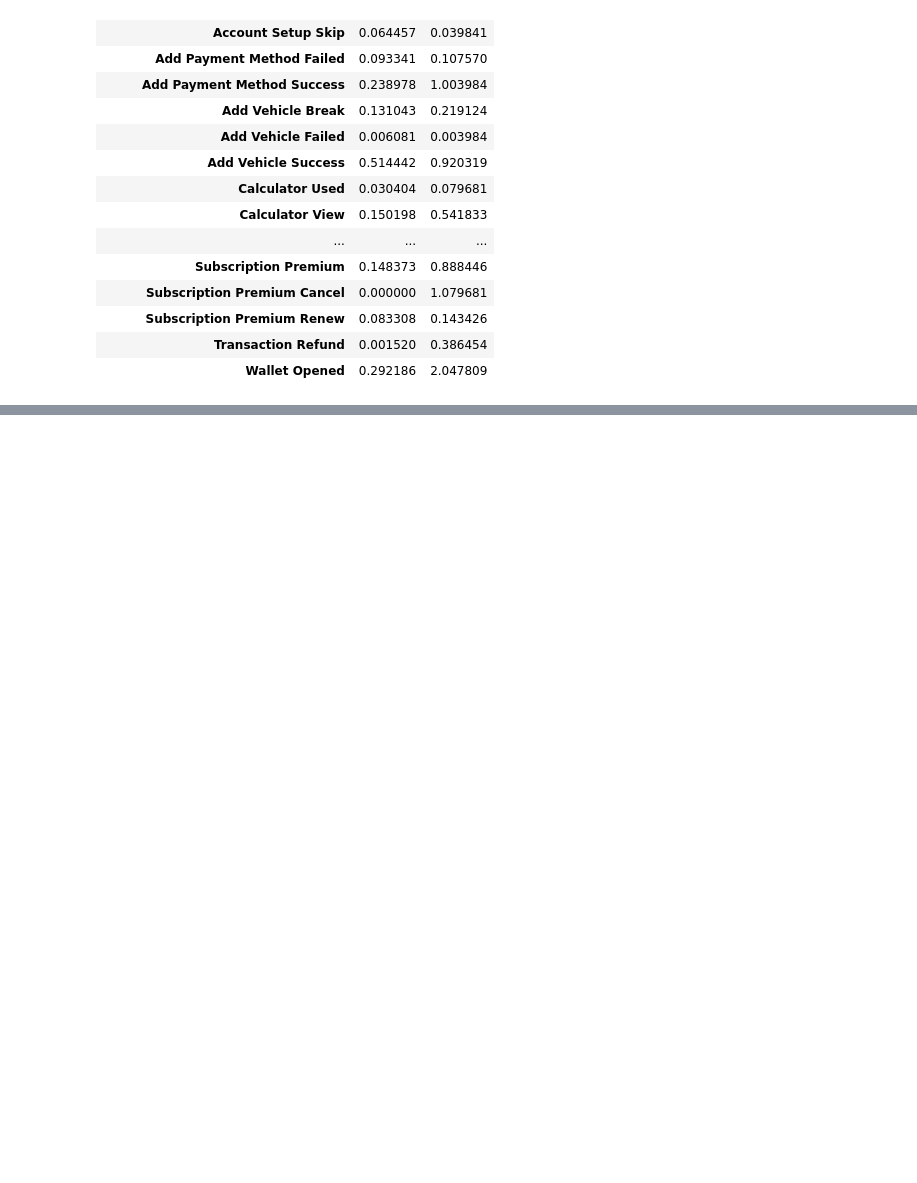
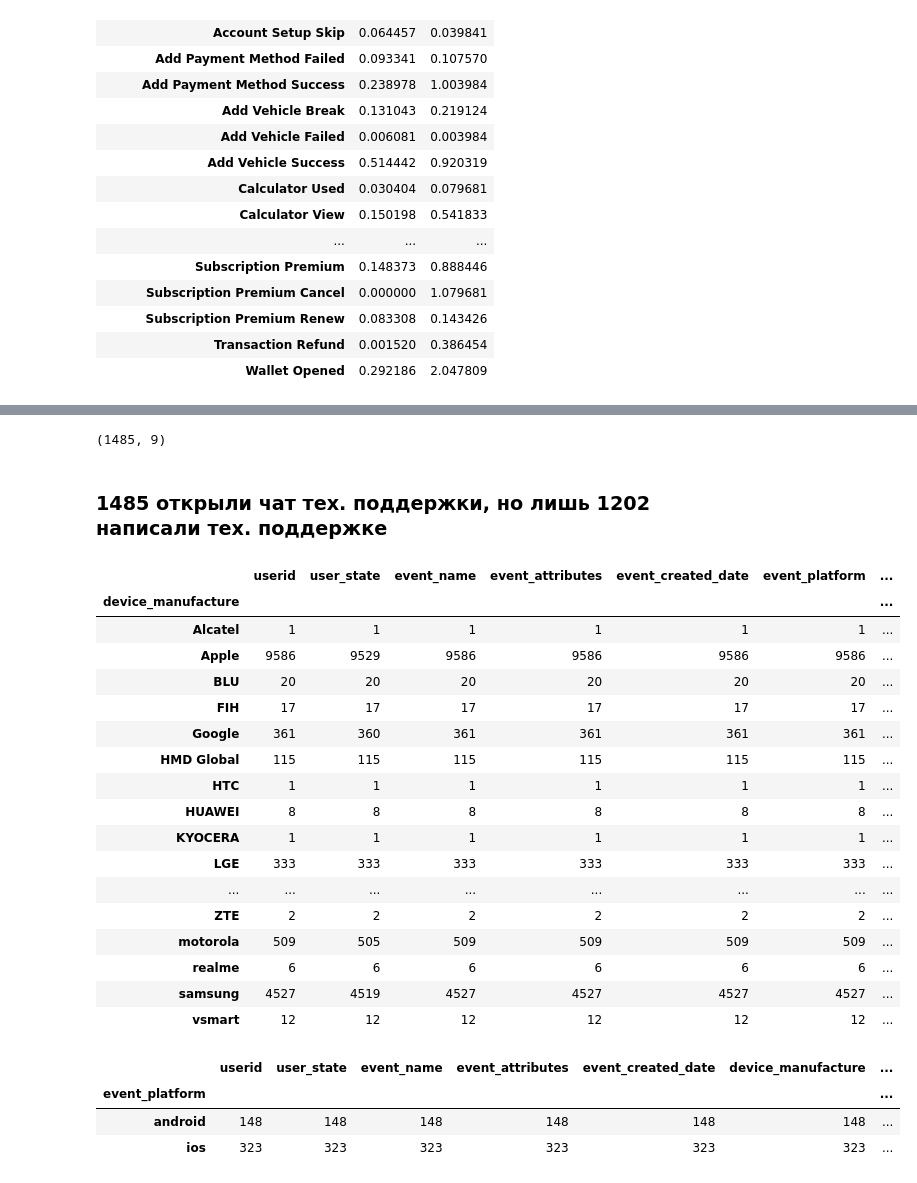
Before and after one commit to yanov2708/INT20H, a Jupyter notebook: test_task.ipynb, the cells around one changed output, grey strips where cells are left out. Cells and saved outputs as stored; diff of their text form; code cells hidden in the pictures; blank space fills up the shorter version.

```diff
--- a/test_task.ipynb
+++ b/test_task.ipynb
@@ -1,7 +1,7 @@
 # %%
 import pandas as pd
 import numpy as np
-df = pd.read_csv('F:/DL/HAKATON/int20h-ds-test-dataset.csv')
+df = pd.read_csv('int20h-ds-test-dataset.csv')
 # %%
 df
 # %% [output]
@@ -61,0 +74,35 @@ KeyError: 'False'
+# %%
+df_chat = df[df['event_name'] == 'Chat Conversation Opened']
+df_chat.shape
+# %% [output]
+(1485, 9)
+# %% [markdown]
+### 1485 открыли чат тех. поддержки, но лишь 1202 написали тех. поддержке
+# %%
+df.groupby(['device_manufacture']).count()
+# %% [output]
+|  | userid | user_state | event_name | event_attributes | event_created_date | event_platform | ... |
+| device_manufacture |  |  |  |  |  |  | ... |
+| Alcatel | 1 | 1 | 1 | 1 | 1 | 1 | ... |
+| Apple | 9586 | 9529 | 9586 | 9586 | 9586 | 9586 | ... |
+| BLU | 20 | 20 | 20 | 20 | 20 | 20 | ... |
+| FIH | 17 | 17 | 17 | 17 | 17 | 17 | ... |
+| Google | 361 | 360 | 361 | 361 | 361 | 361 | ... |
+| HMD Global | 115 | 115 | 115 | 115 | 115 | 115 | ... |
+| HTC | 1 | 1 | 1 | 1 | 1 | 1 | ... |
+| HUAWEI | 8 | 8 | 8 | 8 | 8 | 8 | ... |
+| KYOCERA | 1 | 1 | 1 | 1 | 1 | 1 | ... |
+| LGE | 333 | 333 | 333 | 333 | 333 | 333 | ... |
+| ... | ... | ... | ... | ... | ... | ... | ... |
+| ZTE | 2 | 2 | 2 | 2 | 2 | 2 | ... |
+| motorola | 509 | 505 | 509 | 509 | 509 | 509 | ... |
+| realme | 6 | 6 | 6 | 6 | 6 | 6 | ... |
+| samsung | 4527 | 4519 | 4527 | 4527 | 4527 | 4527 | ... |
+| vsmart | 12 | 12 | 12 | 12 | 12 | 12 | ... |
+# %%
+df_chat.drop_duplicates(subset = 'userid').groupby('event_platform').count()
+# %% [output]
+|  | userid | user_state | event_name | event_attributes | event_created_date | device_manufacture | ... |
+| event_platform |  |  |  |  |  |  | ... |
+| android | 148 | 148 | 148 | 148 | 148 | 148 | ... |
+| ios | 323 | 323 | 323 | 323 | 323 | 323 | ... |
```
Also changed, not shown: parts of 7 cells of this notebook.
